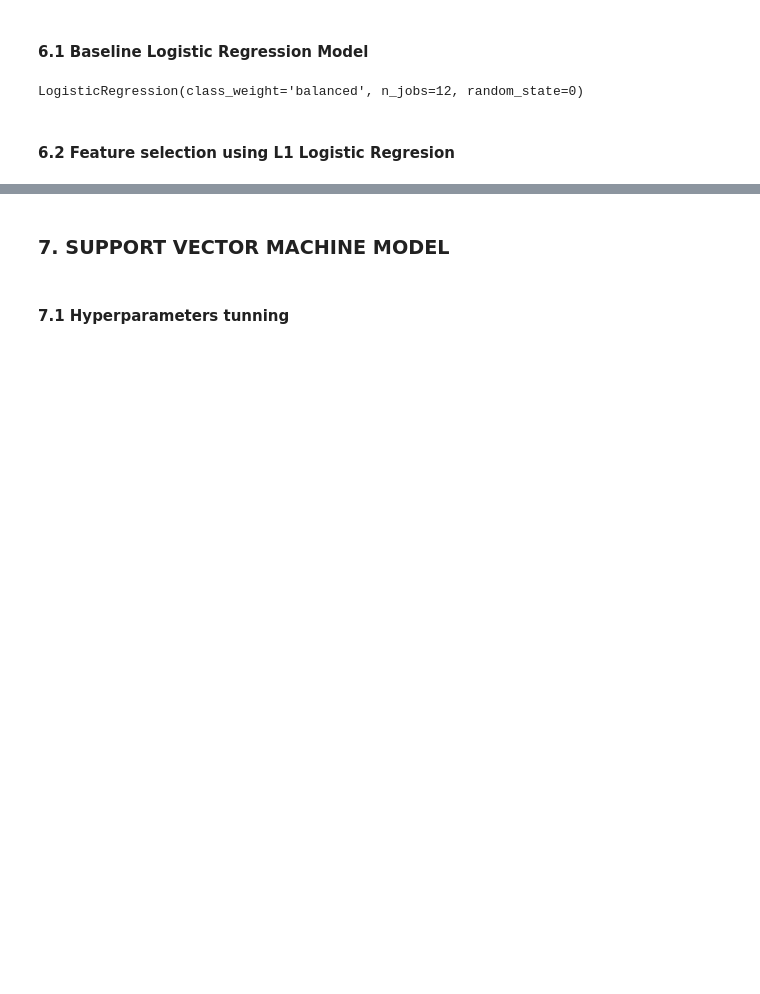
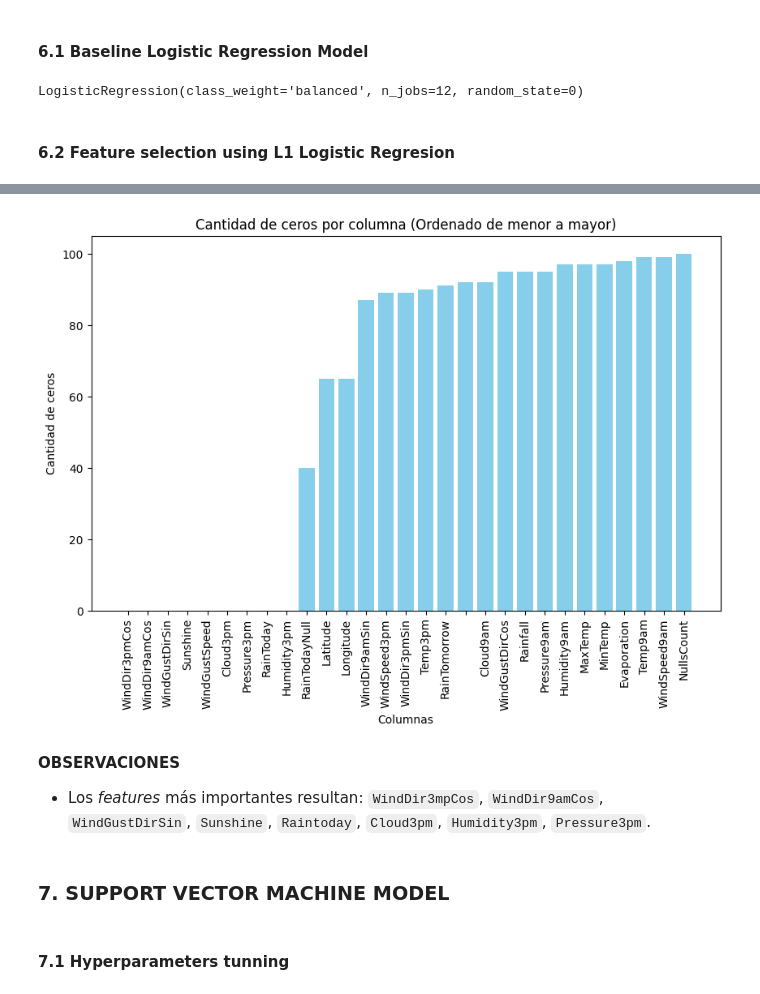
Before and after one commit to LeoCenturion/rain-in-australia, a Jupyter notebook: models/RiA-svm.ipynb, the cells around one changed output, grey strips where cells are left out. Saved outputs shown, nothing was run; the diff lists cells and outputs as text; code cells hidden in the pictures; blank space fills up the shorter version.

```diff
--- a/models/RiA-svm.ipynb
+++ b/models/RiA-svm.ipynb
@@ -476,3 +485,30 @@ No artists with labels found to put in legend.  Note that artists whose label st
+# %%
+# Para ver la importancia de cada feature más claramente, cuento la cantidad de ceros y lo ordeno de menor cantidad (más importante) a mayor (menos importante)
+
+# Contar la cantidad de ceros en cada columna
+zeros_counts = np.sum(coeffs_lasso == 0, axis=0)
+
+# Obtener los índices para ordenar los datos de menor a mayor
+sorted_indices = np.argsort(zeros_counts)
+
+# Ordenar los nombres de las columnas y los conteos de ceros
+sorted_column_names = [column_names[i] for i in sorted_indices]
+sorted_zeros_counts = zeros_counts[sorted_indices]
+
+# Graficar los conteos de ceros por columna
+plt.figure(figsize=(10, 6))
+plt.bar(sorted_column_names, sorted_zeros_counts, color='skyblue')
+plt.xticks(rotation=90)
+plt.xlabel('Columnas')
+plt.ylabel('Cantidad de ceros')
+plt.title('Cantidad de ceros por columna (Ordenado de menor a mayor)')
+plt.show()
+# %% [output]
+[figure, added]
+# %% [markdown]
+**OBSERVACIONES**
+
+- Los *features* más importantes resultan: `WindDir3mpCos`, `WindDir9amCos`, `WindGustDirSin`, `Sunshine`, `Raintoday`, `Cloud3pm`, `Humidity3pm`, `Pressure3pm`.
 # %% [markdown]
 ### 7. SUPPORT VECTOR MACHINE MODEL
 # %% [markdown]
```
Also changed, not shown: parts of 24 cells of this notebook, 4 other files.
